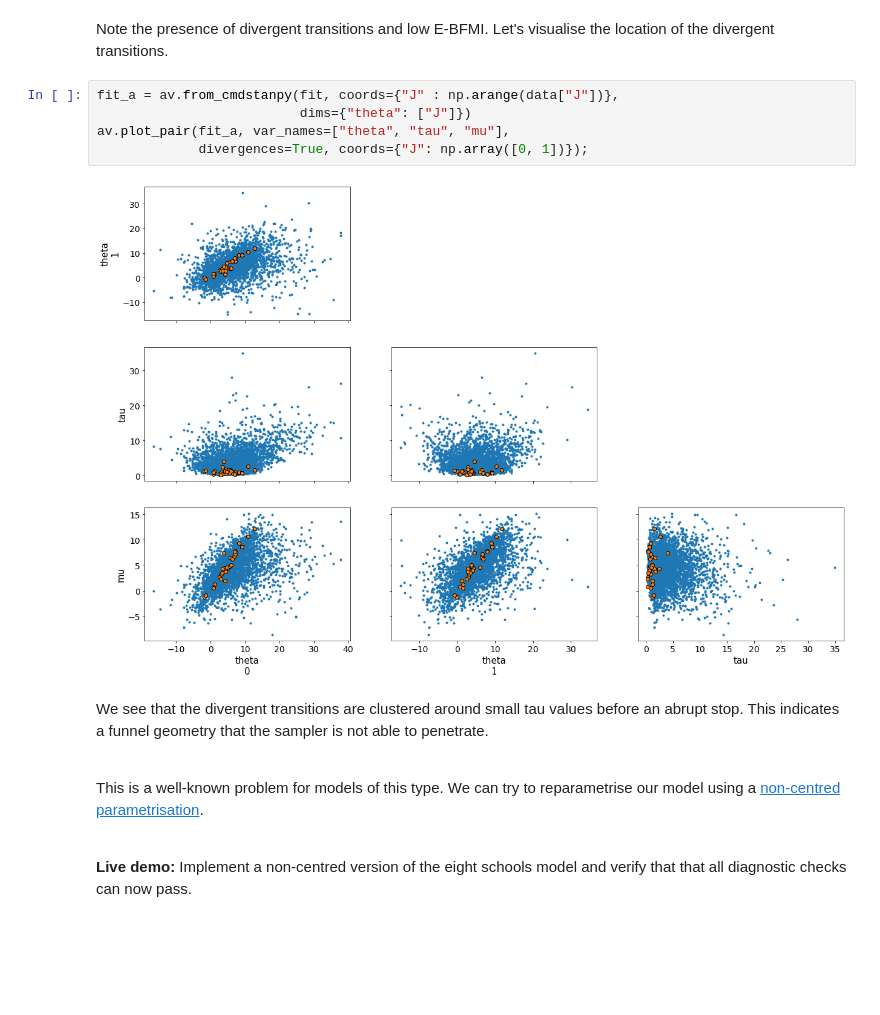
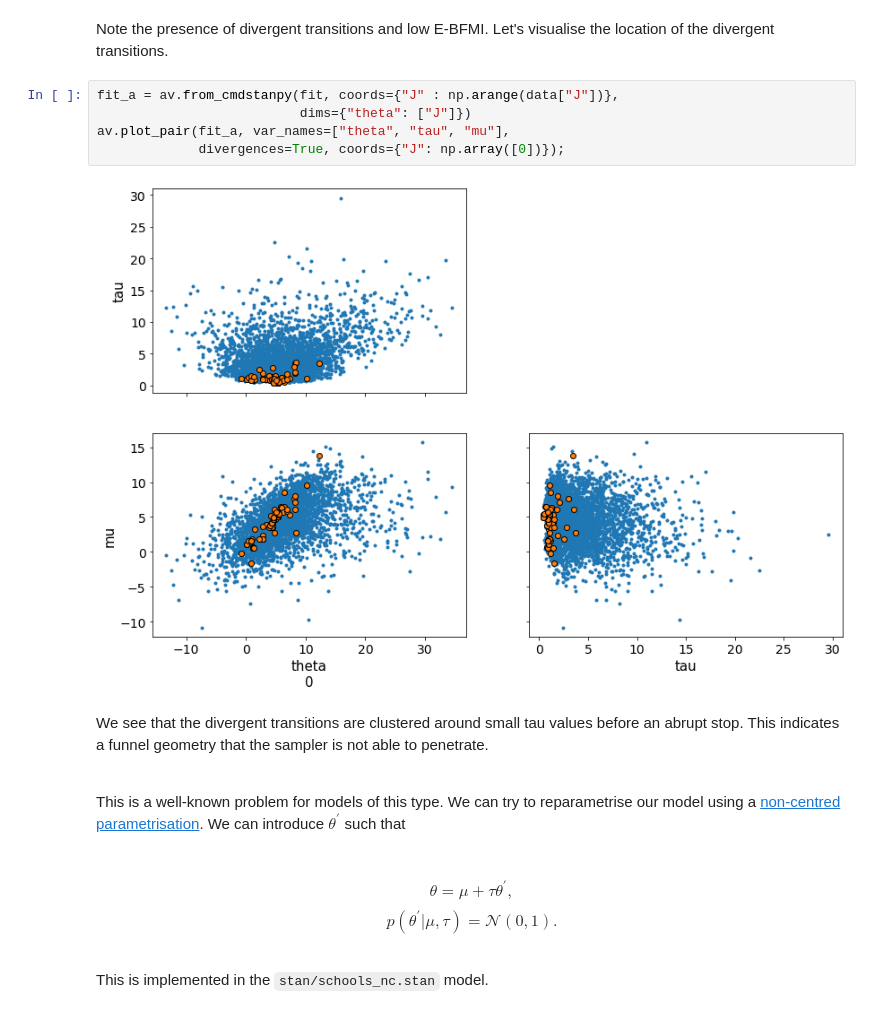
Before and after one commit to JohannesBuchner/PracticalInferenceForResearchersInThePhysicalSciencesCourse, a Jupyter notebook: 5-hamiltonian_mc.ipynb, the cells around one changed output. Saved outputs shown, nothing was run; the diff lists cells and outputs as text; blank space fills up the shorter version.

```diff
--- a/5-hamiltonian_mc.ipynb
+++ b/5-hamiltonian_mc.ipynb
@@ -285,17 +370,26 @@ Note the presence of divergent transitions and low E-BFMI. Let's visualise the l
 # %%
 fit_a = av.from_cmdstanpy(fit, coords={"J" : np.arange(data["J"])},
                           dims={"theta": ["J"]})
 av.plot_pair(fit_a, var_names=["theta", "tau", "mu"],
-             divergences=True, coords={"J": np.array([0, 1])});
+             divergences=True, coords={"J": np.array([0])});
 # %% [output]
-[figure, old version]
+[figure, new version]
 # %% [markdown]
 We see that the divergent transitions are clustered around small tau values before an abrupt stop. This indicates a funnel geometry that the sampler is not able to penetrate.
 
 <br>
 
-This is a well-known problem for models of this type. We can try to reparametrise our model using a [non-centred parametrisation](https://mc-stan.org/docs/2_18/stan-users-guide/reparameterization-section.html).
+This is a well-known problem for models of this type. We can try to reparametrise our model using a [non-centred parametrisation](https://mc-stan.org/docs/2_18/stan-users-guide/reparameterization-section.html). We can introduce $\theta^\prime$ such that
 
 <br>
 
-**Live demo:** Implement a non-centred version of the eight schools model and verify that that all diagnostic checks can now pass.
+$$
+\theta = \mu + \tau \theta^\prime,
+$$
+$$
+p(\theta^\prime | \mu, \tau) = \mathcal{N}(0, 1).
+$$
+
+<br>
+
+This is implemented in the `stan/schools_nc.stan` model.
```
Also changed, not shown: parts of 15 cells of this notebook, 2 other files.
